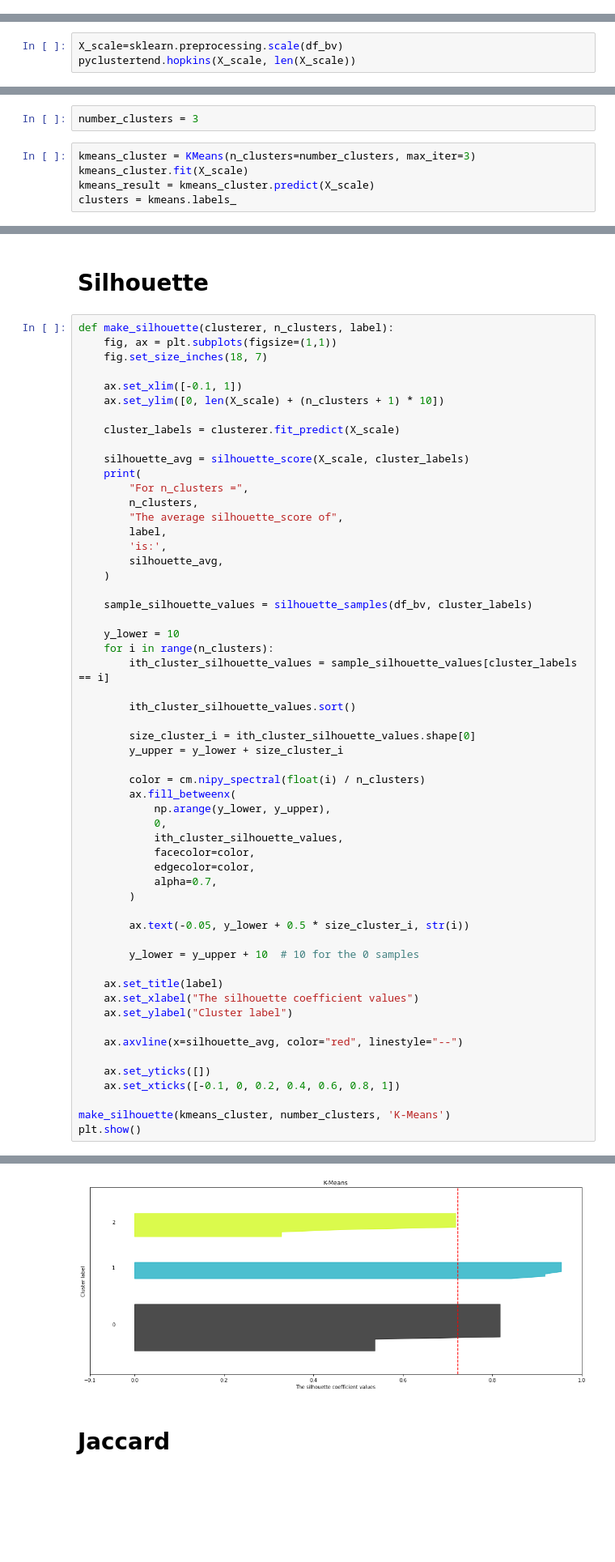
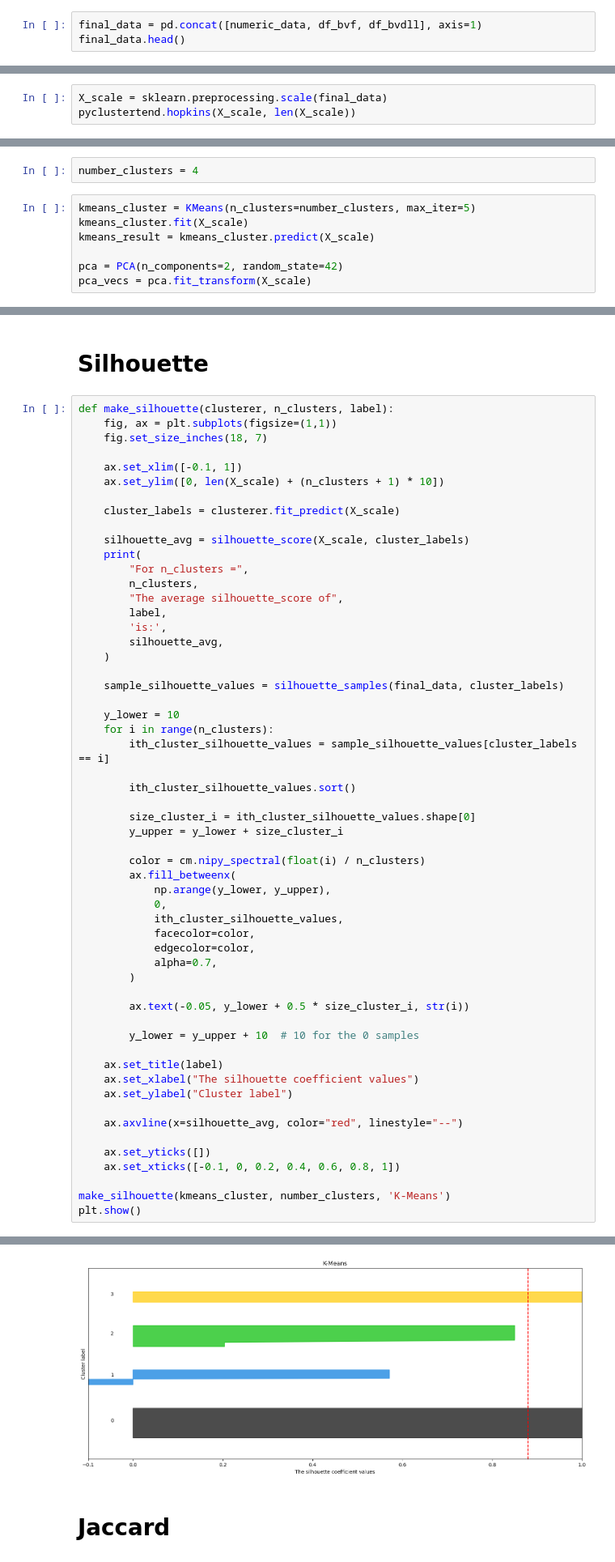
Before and after one commit to Bato007/LAB04-SDS, a Jupyter notebook: main copy.ipynb, the cells around one changed output, grey strips where cells are left out. Shown: that part at 81% size. Saved outputs shown, nothing was run; the diff lists cells and outputs as text; blank space fills up the shorter version.

```diff
--- a/main copy.ipynb
+++ b/main copy.ipynb
@@ -89,0 +74,3 @@ df_bv
+# %%
+final_data = pd.concat([numeric_data, df_bvf, df_bvdll], axis=1)
+final_data.head()
@@ -90,6 +85,6 @@ df_bv
 # %% [markdown]
 # Quantitative data
 # %%
-X_scale=sklearn.preprocessing.scale(df_bv)
+X_scale = sklearn.preprocessing.scale(final_data)
 pyclustertend.hopkins(X_scale, len(X_scale))
 # %% [output]
@@ -129,9 +124,11 @@ Inertia con i  5    valor  310.2948674729008
 # %% [markdown]
 # Construyendo modelo
 # %%
-number_clusters = 3
+number_clusters = 4
 # %%
-kmeans_cluster = KMeans(n_clusters=number_clusters, max_iter=3)
+kmeans_cluster = KMeans(n_clusters=number_clusters, max_iter=5)
 kmeans_cluster.fit(X_scale)
 kmeans_result = kmeans_cluster.predict(X_scale)
-clusters = kmeans.labels_
+
+pca = PCA(n_components=2, random_state=42)
+pca_vecs = pca.fit_transform(X_scale)
@@ -186,7 +172,7 @@ def make_silhouette(clusterer, n_clusters, label):
         silhouette_avg,
     )
 
-    sample_silhouette_values = silhouette_samples(df_bv, cluster_labels)
+    sample_silhouette_values = silhouette_samples(final_data, cluster_labels)
 
     y_lower = 10
     for i in range(n_clusters):
@@ -227,4 +213,4 @@ For n_clusters = 3 The average silhouette_score of K-Means is: 0.722843037347054
-[figure, old version]
+[figure, new version]
 # %% [markdown]
 # Jaccard
 # %%
```
Also changed, not shown: parts of 17 cells of this notebook, 2 other files.
